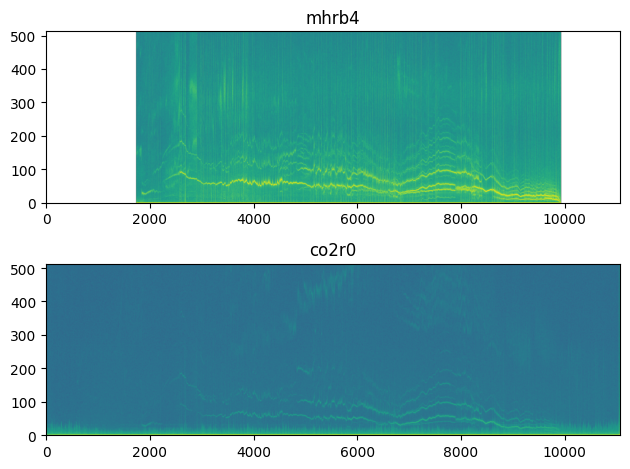
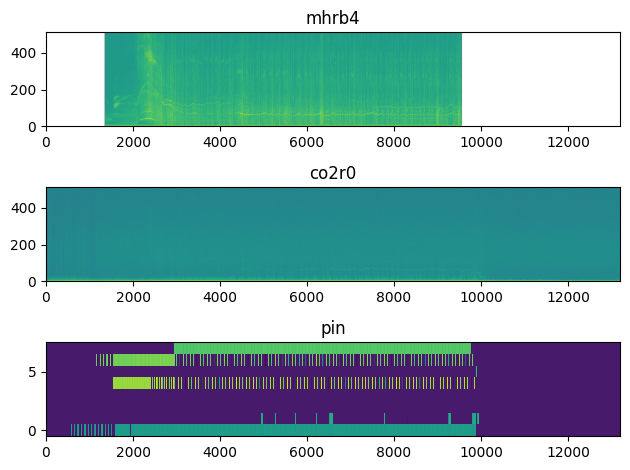
The notebook cell's code change between the first figure and the second:
--- before
+++ after
@@ -1,8 +1,15 @@
-plt.subplot(2, 1, 1)
-plt.imshow(data['mhrb4'], aspect='auto', origin='lower')
+file_name = files[-1]
+data = joblib.load(file_name)
+for key, value in data.items():
+    print(key, value.shape)
+plt.subplot(3, 1, 1)
+plt.imshow(data['mhr'][4], aspect='auto', origin='lower')
 plt.title('mhrb4')
-plt.subplot(2, 1, 2)
-plt.imshow(data['co2r0'], aspect='auto', origin='lower')
+plt.subplot(3, 1, 2)
+plt.imshow(data['co2'][0], aspect='auto', origin='lower')
 plt.title('co2r0')
+plt.subplot(3, 1, 3)
+plt.imshow(data['pin'][:,0,:], aspect='auto', origin='lower', interpolation='none')
+plt.title('pin')
 plt.tight_layout()
 plt.show()

Commit: Update .gitignore to exclude data and logs directories. Modify Jupyter notebooks to reset execution counts, streamline data loading, and enhance visualization. Refactor dataset preparation scripts to improve logging, configuration handling, and remove deprecated modules.